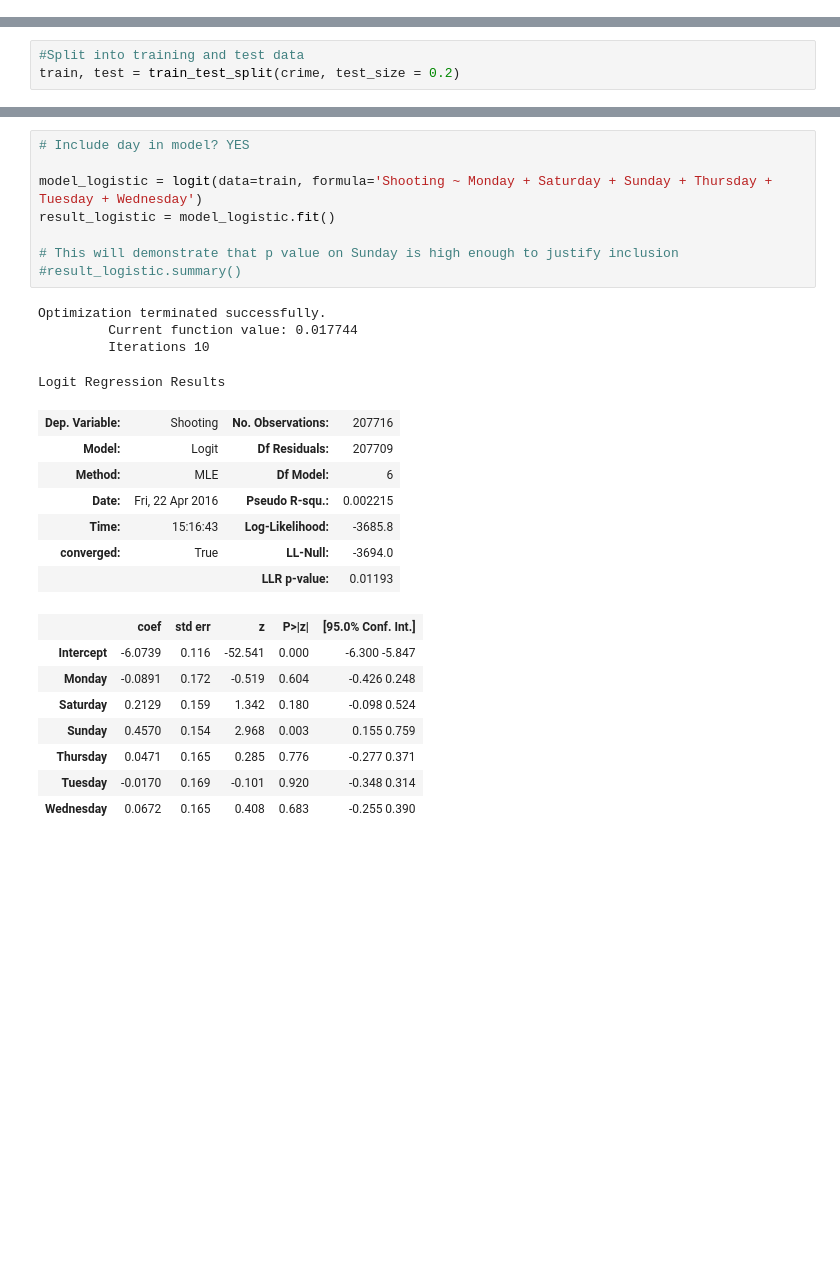
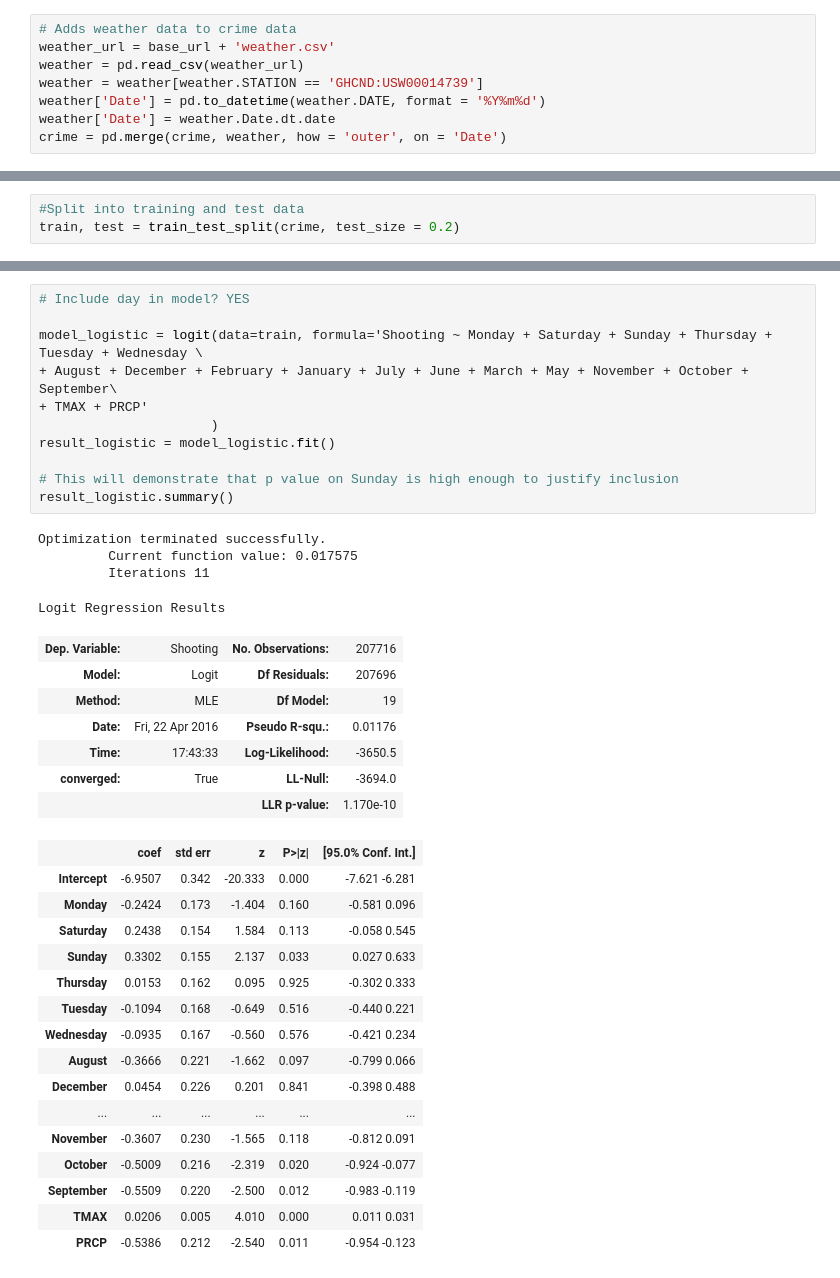
Before and after one commit to aisaacso/SafeBoss, a Jupyter notebook: crimes.ipynb, the cells around one changed output, grey strips where cells are left out. Drawn from its saved outputs; the diff is of its cells as text; blank space fills up the shorter version.

Commit message:
adds weather data to logsitic regression

```diff
--- a/crimes.ipynb
+++ b/crimes.ipynb
@@ -64,2 +64,10 @@ crime = crime.join([week_dummies])
 month_dummies = pd.get_dummies(crime['MoName']).iloc[:, 1:]
 crime = crime.join([month_dummies])
+# %%
+# Adds weather data to crime data
+weather_url = base_url + 'weather.csv'
+weather = pd.read_csv(weather_url)
+weather = weather[weather.STATION == 'GHCND:USW00014739']
+weather['Date'] = pd.to_datetime(weather.DATE, format = '%Y%m%d')
+weather['Date'] = weather.Date.dt.date
+crime = pd.merge(crime, weather, how = 'outer', on = 'Date')
@@ -135,28 +144,39 @@ result_logistic = model_logistic.fit()
 # %%
 # Include day in model? YES
 
-model_logistic = logit(data=train, formula='Shooting ~ Monday + Saturday + Sunday + Thursday + Tuesday + Wednesday')
+model_logistic = logit(data=train, formula='Shooting ~ Monday + Saturday + Sunday + Thursday + Tuesday + Wednesday \
++ August + December + February + January + July + June + March + May + November + October + September\
++ TMAX + PRCP'
+                      )
 result_logistic = model_logistic.fit()
 
 # This will demonstrate that p value on Sunday is high enough to justify inclusion
-#result_logistic.summary()
+result_logistic.summary()
 # %% [output]
 Optimization terminated successfully.
-         Current function value: 0.017744
-         Iterations 10
+         Current function value: 0.017575
+         Iterations 11
 Logit Regression Results
 | Dep. Variable: | Shooting | No. Observations: | 207716 |
-| Model: | Logit | Df Residuals: | 207709 |
-| Method: | MLE | Df Model: | 6 |
-| Date: | Fri, 22 Apr 2016 | Pseudo R-squ.: | 0.002215 |
-| Time: | 15:16:43 | Log-Likelihood: | -3685.8 |
+| Model: | Logit | Df Residuals: | 207696 |
+| Method: | MLE | Df Model: | 19 |
+| Date: | Fri, 22 Apr 2016 | Pseudo R-squ.: | 0.01176 |
+| Time: | 17:43:33 | Log-Likelihood: | -3650.5 |
 | converged: | True | LL-Null: | -3694.0 |
-|  |  | LLR p-value: | 0.01193 |
+|  |  | LLR p-value: | 1.170e-10 |
 |  | coef | std err | z | P>|z| | [95.0% Conf. Int.] |
-| Intercept | -6.0739 | 0.116 | -52.541 | 0.000 | -6.300 -5.847 |
-| Monday | -0.0891 | 0.172 | -0.519 | 0.604 | -0.426 0.248 |
-| Saturday | 0.2129 | 0.159 | 1.342 | 0.180 | -0.098 0.524 |
-| Sunday | 0.4570 | 0.154 | 2.968 | 0.003 | 0.155 0.759 |
-| Thursday | 0.0471 | 0.165 | 0.285 | 0.776 | -0.277 0.371 |
-| Tuesday | -0.0170 | 0.169 | -0.101 | 0.920 | -0.348 0.314 |
-| Wednesday | 0.0672 | 0.165 | 0.408 | 0.683 | -0.255 0.390 |
+| Intercept | -6.9507 | 0.342 | -20.333 | 0.000 | -7.621 -6.281 |
+| Monday | -0.2424 | 0.173 | -1.404 | 0.160 | -0.581 0.096 |
+| Saturday | 0.2438 | 0.154 | 1.584 | 0.113 | -0.058 0.545 |
+| Sunday | 0.3302 | 0.155 | 2.137 | 0.033 | 0.027 0.633 |
+| Thursday | 0.0153 | 0.162 | 0.095 | 0.925 | -0.302 0.333 |
+| Tuesday | -0.1094 | 0.168 | -0.649 | 0.516 | -0.440 0.221 |
+| Wednesday | -0.0935 | 0.167 | -0.560 | 0.576 | -0.421 0.234 |
+| August | -0.3666 | 0.221 | -1.662 | 0.097 | -0.799 0.066 |
+| December | 0.0454 | 0.226 | 0.201 | 0.841 | -0.398 0.488 |
+| ... | ... | ... | ... | ... | ... |
+| November | -0.3607 | 0.230 | -1.565 | 0.118 | -0.812 0.091 |
+| October | -0.5009 | 0.216 | -2.319 | 0.020 | -0.924 -0.077 |
+| September | -0.5509 | 0.220 | -2.500 | 0.012 | -0.983 -0.119 |
+| TMAX | 0.0206 | 0.005 | 4.010 | 0.000 | 0.011 0.031 |
+| PRCP | -0.5386 | 0.212 | -2.540 | 0.011 | -0.954 -0.123 |
```
Also changed, not shown: parts of 13 cells of this notebook.
